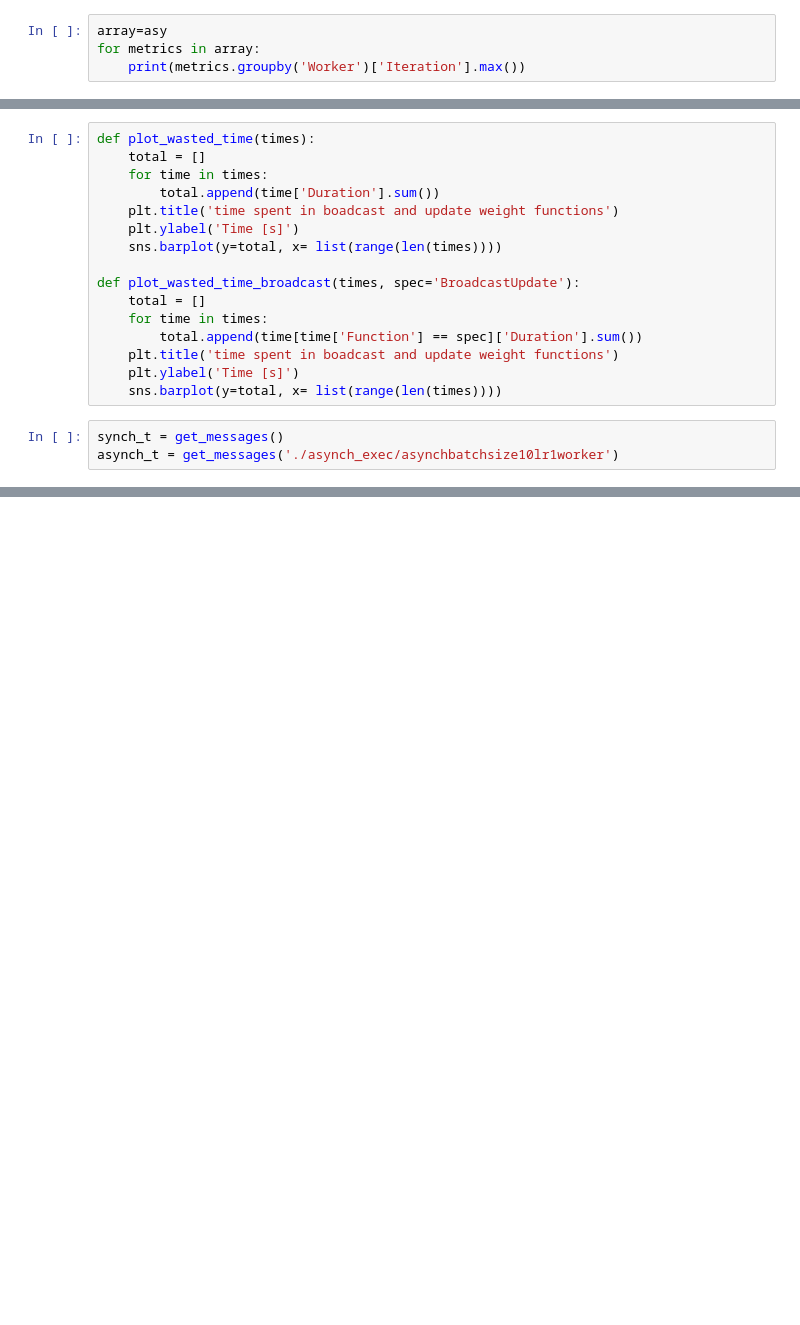
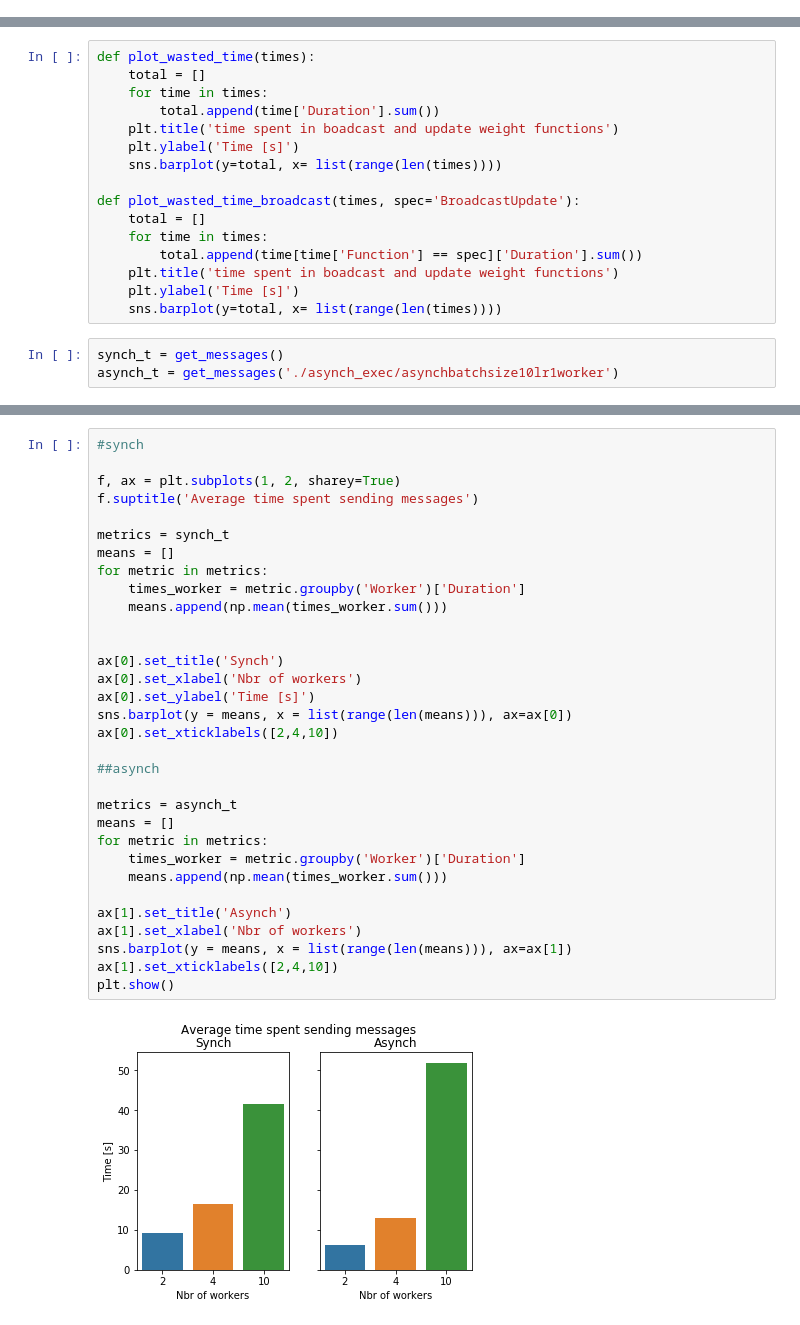
Before and after one commit to lguillain/Data-Analysis-Systems, a Jupyter notebook: WorkerAnalysis.ipynb, the cells around one changed output, grey strips where cells are left out. Cells and saved outputs as stored; diff of their text form; blank space fills up the shorter version.

```diff
--- a/WorkerAnalysis.ipynb
+++ b/WorkerAnalysis.ipynb
@@ -257,6 +232,2 @@ plot_lr(synch+asy, [1, 0,2])
 [figure]
 [figure]
-# %%
-array=asy
-for metrics in array:
-    print(metrics.groupby('Worker')['Iteration'].max())
@@ -342,0 +298,34 @@ UpdateWeight
+# %%
+#synch
+
+f, ax = plt.subplots(1, 2, sharey=True)
+f.suptitle('Average time spent sending messages')
+
+metrics = synch_t
+means = []
+for metric in metrics:
+    times_worker = metric.groupby('Worker')['Duration']
+    means.append(np.mean(times_worker.sum()))
+
+
+ax[0].set_title('Synch')
+ax[0].set_xlabel('Nbr of workers')
+ax[0].set_ylabel('Time [s]')
+sns.barplot(y = means, x = list(range(len(means))), ax=ax[0])
+ax[0].set_xticklabels([2,4,10])
+
+##asynch
+
+metrics = asynch_t
+means = []
+for metric in metrics:
+    times_worker = metric.groupby('Worker')['Duration']
+    means.append(np.mean(times_worker.sum()))
+
+ax[1].set_title('Asynch')
+ax[1].set_xlabel('Nbr of workers')
+sns.barplot(y = means, x = list(range(len(means))), ax=ax[1])
+ax[1].set_xticklabels([2,4,10])
+plt.show()
+# %% [output]
+[figure, added]
```
Also changed, not shown: parts of 19 cells of this notebook.
